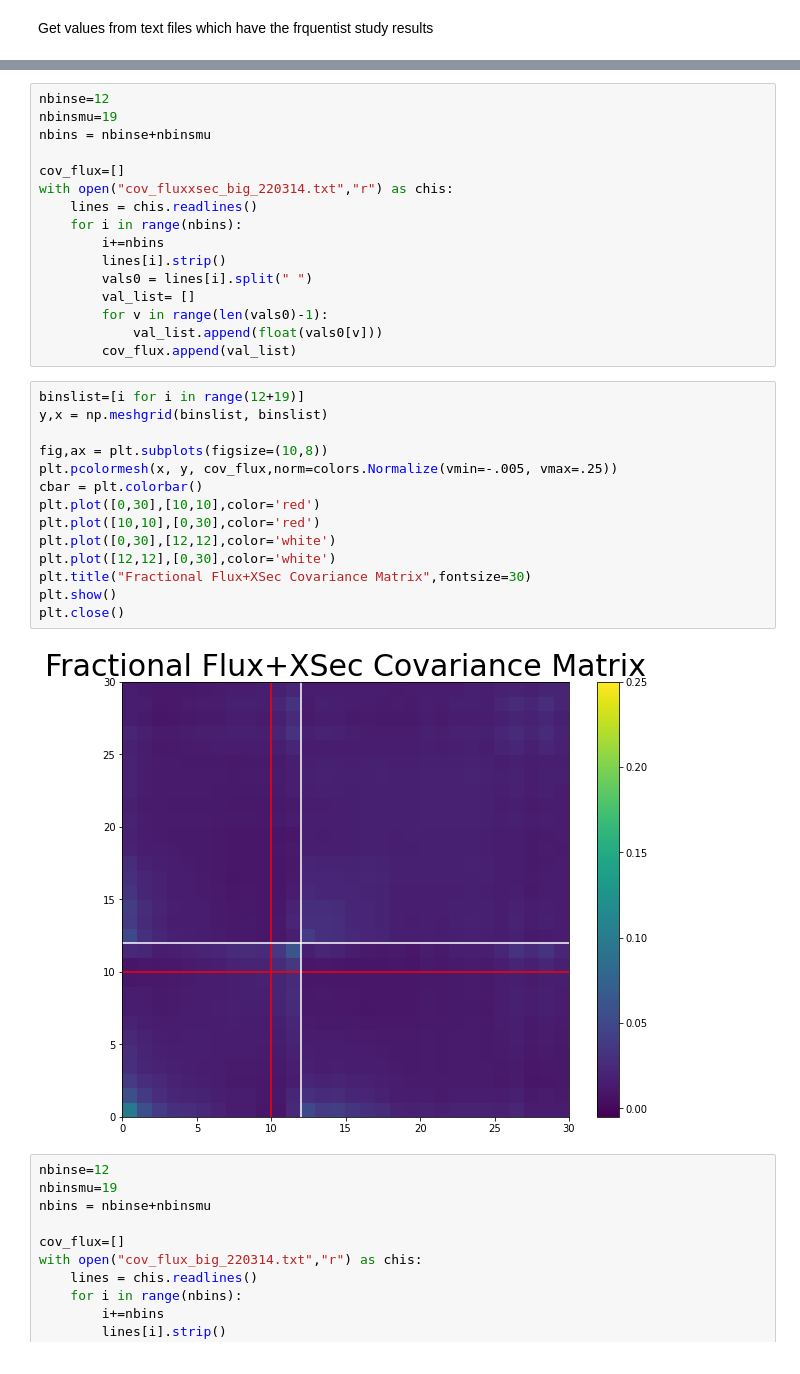
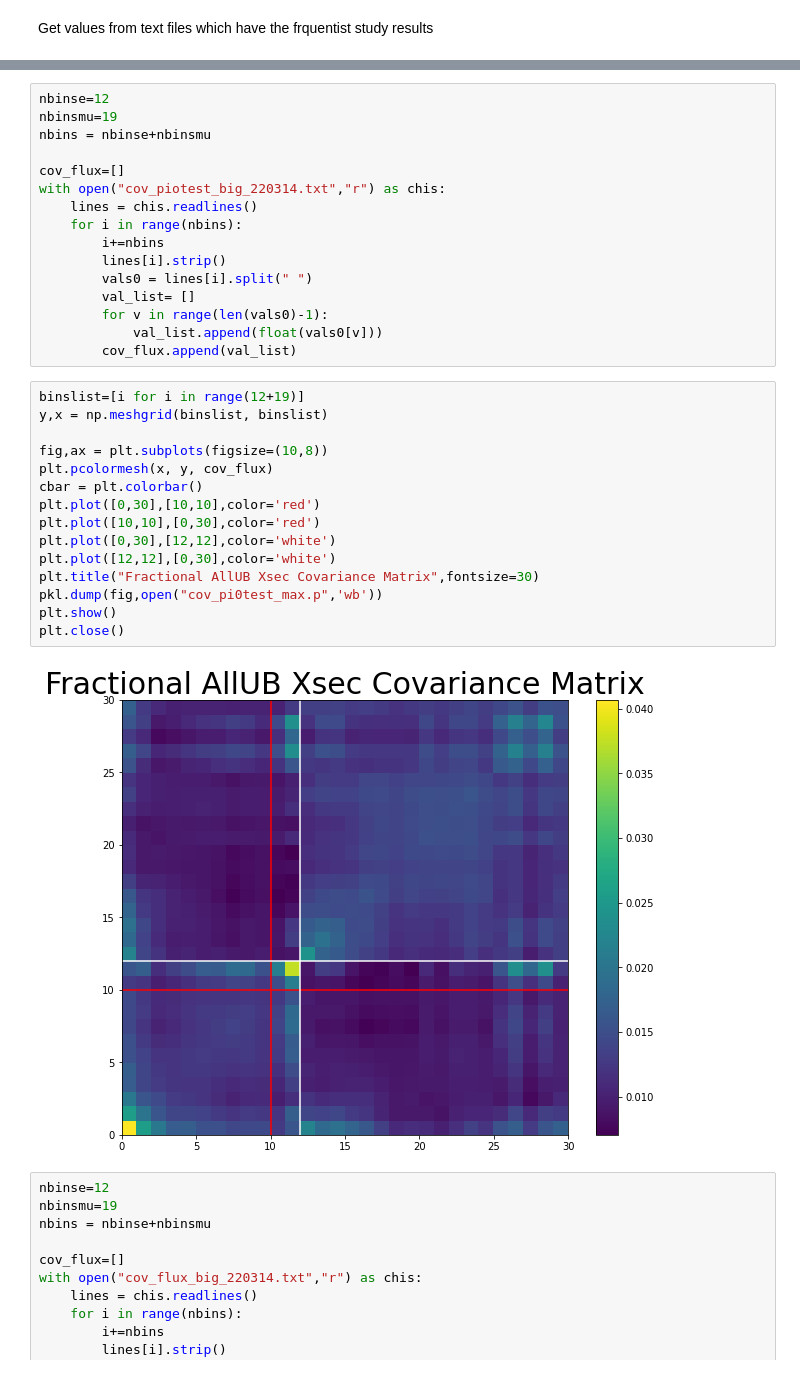
Before and after one commit to kmason03/NueAppearanceStudy, a Jupyter notebook: CovMatrixPlots_MaxOsc.ipynb, the cells around one changed output, grey strips where cells are left out. Cells and saved outputs as stored; diff of their text form.

```diff
--- a/CovMatrixPlots_MaxOsc.ipynb
+++ b/CovMatrixPlots_MaxOsc.ipynb
@@ -29,7 +43,7 @@ nbinsmu=19
 nbins = nbinse+nbinsmu
 
 cov_flux=[]
-with open("cov_fluxxsec_big_220314.txt","r") as chis:
+with open("cov_piotest_big_220314.txt","r") as chis:
     lines = chis.readlines()
     for i in range(nbins):
         i+=nbins
@@ -42,19 +56,20 @@ with open("cov_fluxxsec_big_220314.txt","r") as chis:
 # %%
 binslist=[i for i in range(12+19)]
 y,x = np.meshgrid(binslist, binslist)
 
 fig,ax = plt.subplots(figsize=(10,8))
-plt.pcolormesh(x, y, cov_flux,norm=colors.Normalize(vmin=-.005, vmax=.25))
+plt.pcolormesh(x, y, cov_flux)
 cbar = plt.colorbar()
 plt.plot([0,30],[10,10],color='red')
 plt.plot([10,10],[0,30],color='red')
 plt.plot([0,30],[12,12],color='white')
 plt.plot([12,12],[0,30],color='white')
-plt.title("Fractional Flux+XSec Covariance Matrix",fontsize=30)
+plt.title("Fractional AllUB Xsec Covariance Matrix",fontsize=30)
+pkl.dump(fig,open("cov_pi0test_max.p",'wb'))
 plt.show()
 plt.close()
 # %% [output]
-[figure, old version]
+[figure, new version]
 # %%
 nbinse=12
 nbinsmu=19
```
Also changed, not shown: parts of 18 cells of this notebook, 10 other files.
